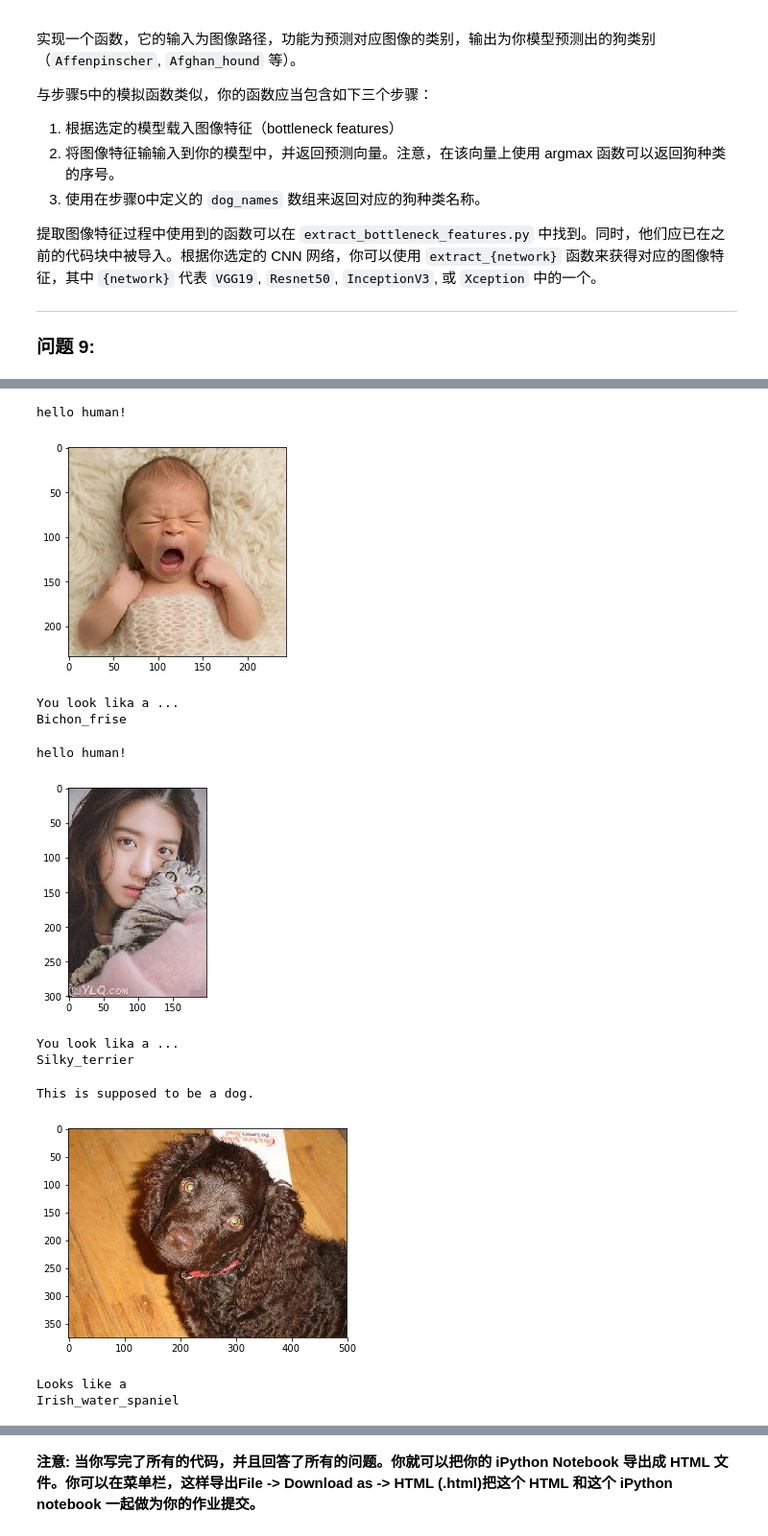
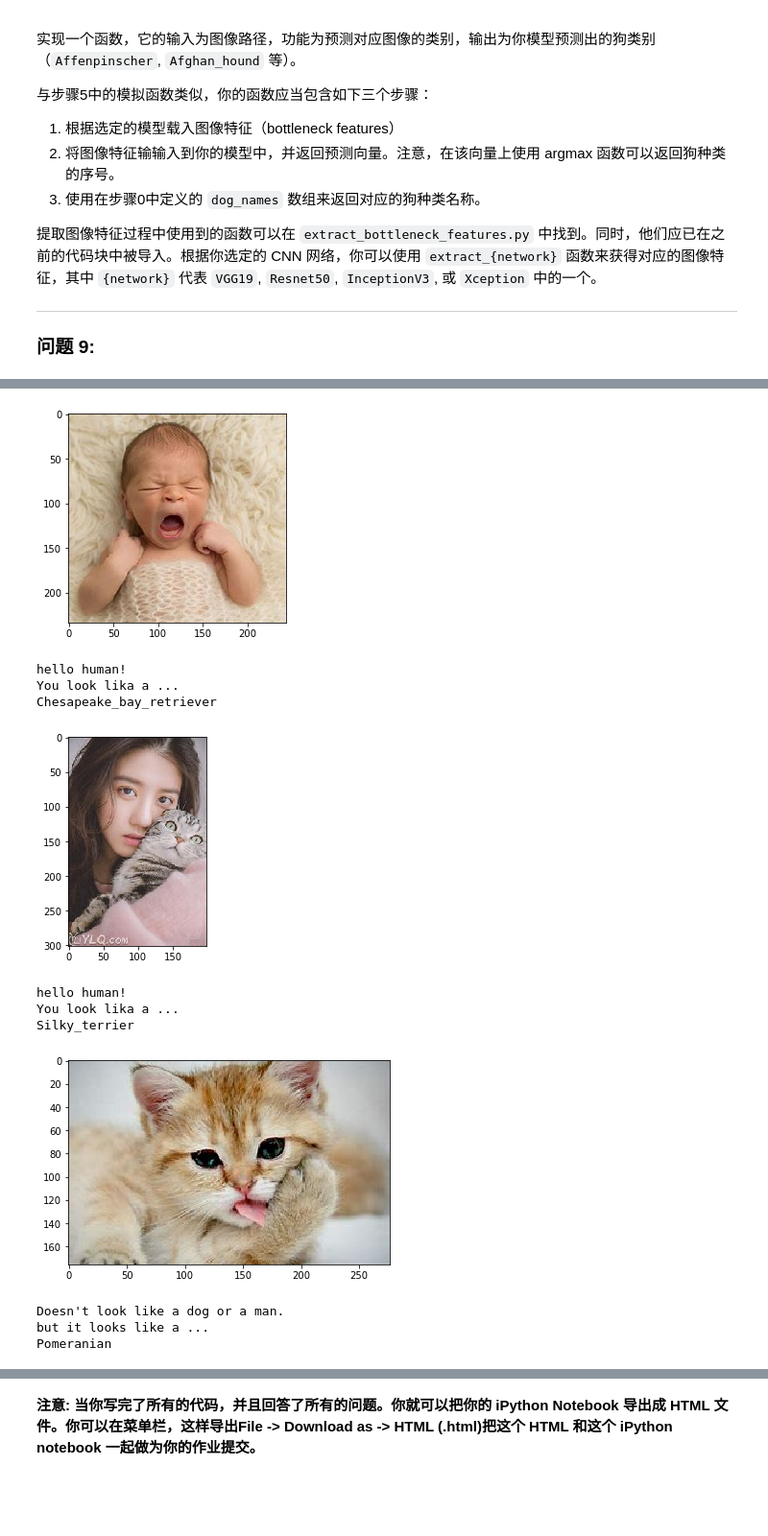
Before and after one commit to fierceX/DLND, a Jupyter notebook: dog-project/dog_app.ipynb, the cells around one changed output, grey strips where cells are left out. Shown: that part at 96% size. Saved outputs shown, nothing was run; the diff lists cells and outputs as text; code cells hidden in the pictures; blank space fills up the shorter version.

```diff
--- a/dog-project/dog_app.ipynb
+++ b/dog-project/dog_app.ipynb
@@ -404,6 +404,6 @@ __回答:__
 # %%
 from keras.layers import Conv2D, MaxPooling2D, GlobalAveragePooling2D
-from keras.layers import Dropout, Flatten, Dense
+from keras.layers import Dropout, Flatten, Dense,BatchNormalization
 from keras.models import Sequential
 
 model = Sequential()
@@ -411,15 +411,19 @@ model = Sequential()
 ### TODO: 定义你的网络架构
 model.add(Conv2D(32,(2,2),activation='relu', input_shape=(224, 224, 3)))
 model.add(MaxPooling2D(pool_size=(2, 2)))
+model.add(BatchNormalization())
 
 model.add(Conv2D(64,(2,2),activation='relu', input_shape=(111, 111, 32)))
 model.add(MaxPooling2D(pool_size=(2, 2)))
+model.add(BatchNormalization())
 
 model.add(Conv2D(64,(2,2),activation='relu', input_shape=(55, 55, 64)))
 model.add(MaxPooling2D(pool_size=(2, 2)))
+model.add(BatchNormalization())
 
-model.add(Flatten())
-model.add(Dense(133,activation='relu'))
+model.add(GlobalAveragePooling2D())
+model.add(Dropout(.5))
+model.add(Dense(133,activation='softmax'))
 
 model.summary()
 # %% [output]
@@ -799,21 +804,21 @@ def Resnet50predict_breed(img_path):
 ### TODO: 设计你的算法
 ### 自由地使用所需的代码单元数吧
 def predict(img_path):
-    if face_detector(img_path) and dog_detector(img_path) != True:
+    img = cv2.imread(img_path)
+    cv_rgb = cv2.cvtColor(img, cv2.COLOR_BGR2RGB)
+    plt.imshow(cv_rgb)
+    plt.show()
+    if dog_detector(img_path):
+        print('This is supposed to be a dog.')
+        print('Looks like a ')
+        print(Resnet50predict_breed(img_path))
+    elif face_detector(img_path):
         print('hello human!')
-        img = cv2.imread(img_path)
-        cv_rgb = cv2.cvtColor(img, cv2.COLOR_BGR2RGB)
-        plt.imshow(cv_rgb)
-        plt.show()
         print('You look lika a ...')
         print(Resnet50predict_breed(img_path))
     else:
-        print('This is supposed to be a dog.')
-        img = cv2.imread(img_path)
-        cv_rgb = cv2.cvtColor(img, cv2.COLOR_BGR2RGB)
-        plt.imshow(cv_rgb)
-        plt.show()
-        print('Looks like a ')
+        print("Doesn't look like a dog or a man.")
+        print('but it looks like a ...')
         print(Resnet50predict_breed(img_path))
 # %% [markdown]
 ---
@@ -855,22 +853,22 @@ Golden_retriever
 # %%
 predict('./test_images/2.jpg')
 # %% [output]
+[figure]
 hello human!
+You look lika a ...
+Chesapeake_bay_retriever
-[figure]
-You look lika a ...
-Bichon_frise
 # %%
 predict('./test_images/3.png')
 # %% [output]
+[figure]
 hello human!
+You look lika a ...
+Silky_terrier
-[figure]
-You look lika a ...
-Silky_terrier
 # %%
-predict('./images/American_water_spaniel_00648.jpg')
+predict('./test_images/4.jpg')
 # %% [output]
+[figure, new version]
-This is supposed to be a dog.
+Doesn't look like a dog or a man.
+but it looks like a ...
+Pomeranian
-[figure, old version]
-Looks like a
-Irish_water_spaniel
 # %%
```
Also changed, not shown: parts of 16 cells of this notebook, 4 other files.
